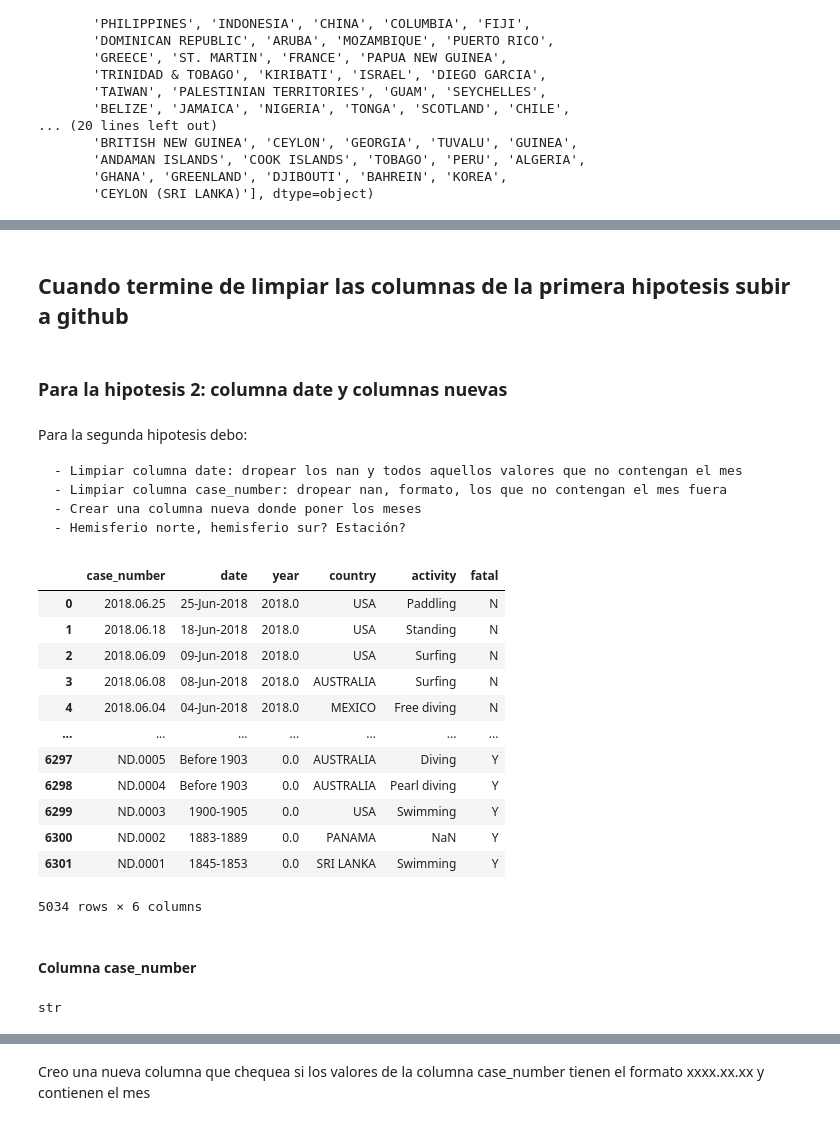
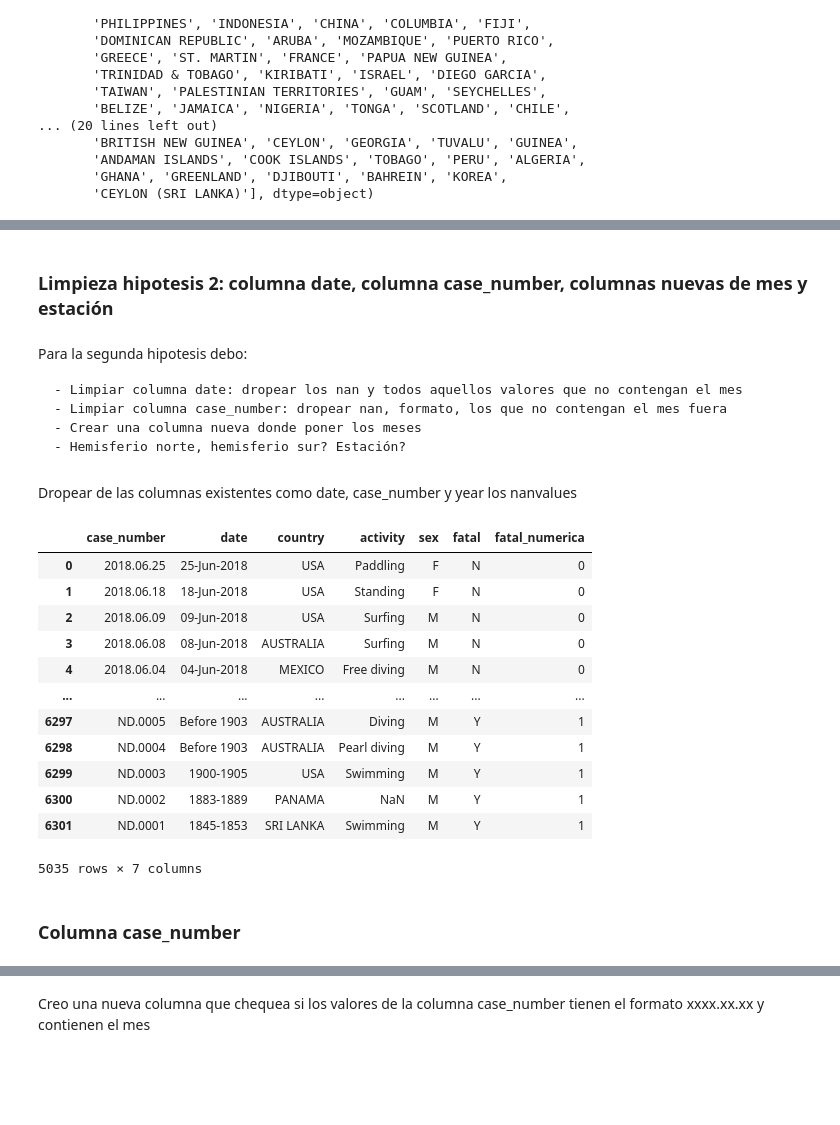
Before and after one commit to georginamanyanic/Project-1, a Jupyter notebook: clean.ipynb, the cells around one changed output, grey strips where cells are left out. Drawn from its saved outputs; the diff is of its cells as text; code cells hidden in the pictures; blank space fills up the shorter version.

```diff
--- a/clean.ipynb
+++ b/clean.ipynb
@@ -170,0 +166,11 @@ df = df.drop(df[(df['fatal'] == '2017') | (df['fatal'] == 'M') | (df['fatal'] ==
+# %%
+def fatal_numerica (x):
+    numero = 0
+    if x == 'Y':
+        numero = 1
+    else:
+        numero = 0
+    return numero
+
+df1['fatal_numerica'] = df1['fatal'].apply(fatal_numerica)
+df1
@@ -200,9 +220,10 @@ array(['USA', 'AUSTRALIA', 'MEXICO', 'BRAZIL', 'ENGLAND', 'SOUTH AFRICA',
 # %%
-df['country']= df['country'].apply (lambda i: i.lstrip().rstrip().upper()) #Mismo formato para todas las strings
+df1['country']= df1['country'].apply (lambda i: i.lstrip().rstrip().upper()) #Mismo formato para todas las strings
 # %%
+#Creo una lista de todas las substrings que quiero dropear
 discard = ['OCEAN','PACIFIC','MEDITERRANEAN','RED','BETWEEN','AFRICA','ASIA','/','GULF','NORTHERN ARABIAN','THE BALKANS','NORTH SEA','TASMAN','SOUTH CHINA'] #Substring que quiero identificar
-df = df[~df.country.str.contains('|'.join(discard))] #Dropeo aquellas strings que contengan discard
-df.country.unique()
+df1 = df1[~df1.country.str.contains('|'.join(discard))] #Dropeo aquellas strings que contengan discard
+df1.country.unique()
 # %% [output]
 array(['USA', 'AUSTRALIA', 'MEXICO', 'BRAZIL', 'ENGLAND', 'THAILAND',
        'COSTA RICA', 'MALDIVES', 'BAHAMAS', 'NEW CALEDONIA', 'ECUADOR',
@@ -222,5 +243,5 @@ array(['USA', 'AUSTRALIA', 'MEXICO', 'BRAZIL', 'ENGLAND', 'THAILAND',
        'GHANA', 'GREENLAND', 'DJIBOUTI', 'BAHREIN', 'KOREA',
        'CEYLON (SRI LANKA)'], dtype=object)
 # %%
-df2 = df.copy()
+df2 = df1.copy()
 # %%
@@ -251,7 +273,5 @@ df2.sample(20)
-# %% [markdown]
-## Cuando termine de limpiar las columnas de la primera hipotesis subir a github
 # %% [markdown]
-### Para la hipotesis 2: columna date y columnas nuevas
+### Limpieza hipotesis 2: columna date, columna case_number, columnas nuevas de mes y estación
 # %% [markdown]
 Para la segunda hipotesis debo:
 
@@ -259,29 +279,27 @@ Para la segunda hipotesis debo:
     - Limpiar columna case_number: dropear nan, formato, los que no contengan el mes fuera
     - Crear una columna nueva donde poner los meses
     - Hemisferio norte, hemisferio sur? Estación?
+# %% [markdown]
+Dropear de las columnas existentes como date, case_number y year los nanvalues
 # %%
-df2.dropna(subset=['date','case_number','year'],inplace=True)
+df2.dropna(subset=['date','case_number'],inplace=True)
 df2
 # %% [output]
-|  | case_number | date | year | country | activity | fatal |
-| 0 | 2018.06.25 | 25-Jun-2018 | 2018.0 | USA | Paddling | N |
-| 1 | 2018.06.18 | 18-Jun-2018 | 2018.0 | USA | Standing | N |
-| 2 | 2018.06.09 | 09-Jun-2018 | 2018.0 | USA | Surfing | N |
-| 3 | 2018.06.08 | 08-Jun-2018 | 2018.0 | AUSTRALIA | Surfing | N |
-| 4 | 2018.06.04 | 04-Jun-2018 | 2018.0 | MEXICO | Free diving | N |
-| ... | ... | ... | ... | ... | ... | ... |
-| 6297 | ND.0005 | Before 1903 | 0.0 | AUSTRALIA | Diving | Y |
-| 6298 | ND.0004 | Before 1903 | 0.0 | AUSTRALIA | Pearl diving | Y |
-| 6299 | ND.0003 | 1900-1905 | 0.0 | USA | Swimming | Y |
-| 6300 | ND.0002 | 1883-1889 | 0.0 | PANAMA | NaN | Y |
-| 6301 | ND.0001 | 1845-1853 | 0.0 | SRI LANKA | Swimming | Y |
+|  | case_number | date | country | activity | sex | fatal | fatal_numerica |
+| 0 | 2018.06.25 | 25-Jun-2018 | USA | Paddling | F | N | 0 |
+| 1 | 2018.06.18 | 18-Jun-2018 | USA | Standing | F | N | 0 |
+| 2 | 2018.06.09 | 09-Jun-2018 | USA | Surfing | M | N | 0 |
+| 3 | 2018.06.08 | 08-Jun-2018 | AUSTRALIA | Surfing | M | N | 0 |
+| 4 | 2018.06.04 | 04-Jun-2018 | MEXICO | Free diving | M | N | 0 |
+| ... | ... | ... | ... | ... | ... | ... | ... |
+| 6297 | ND.0005 | Before 1903 | AUSTRALIA | Diving | M | Y | 1 |
+| 6298 | ND.0004 | Before 1903 | AUSTRALIA | Pearl diving | M | Y | 1 |
+| 6299 | ND.0003 | 1900-1905 | USA | Swimming | M | Y | 1 |
+| 6300 | ND.0002 | 1883-1889 | PANAMA | NaN | M | Y | 1 |
+| 6301 | ND.0001 | 1845-1853 | SRI LANKA | Swimming | M | Y | 1 |
-5034 rows × 6 columns
+5035 rows × 7 columns
 # %% [markdown]
-#### Columna case_number
+### Columna case_number
-# %%
-type(df2.case_number[1])
-# %% [output]
-str
 # %%
 df2.case_number.value_counts()
 # %% [output]
```
Also changed, not shown: parts of 83 cells of this notebook.
